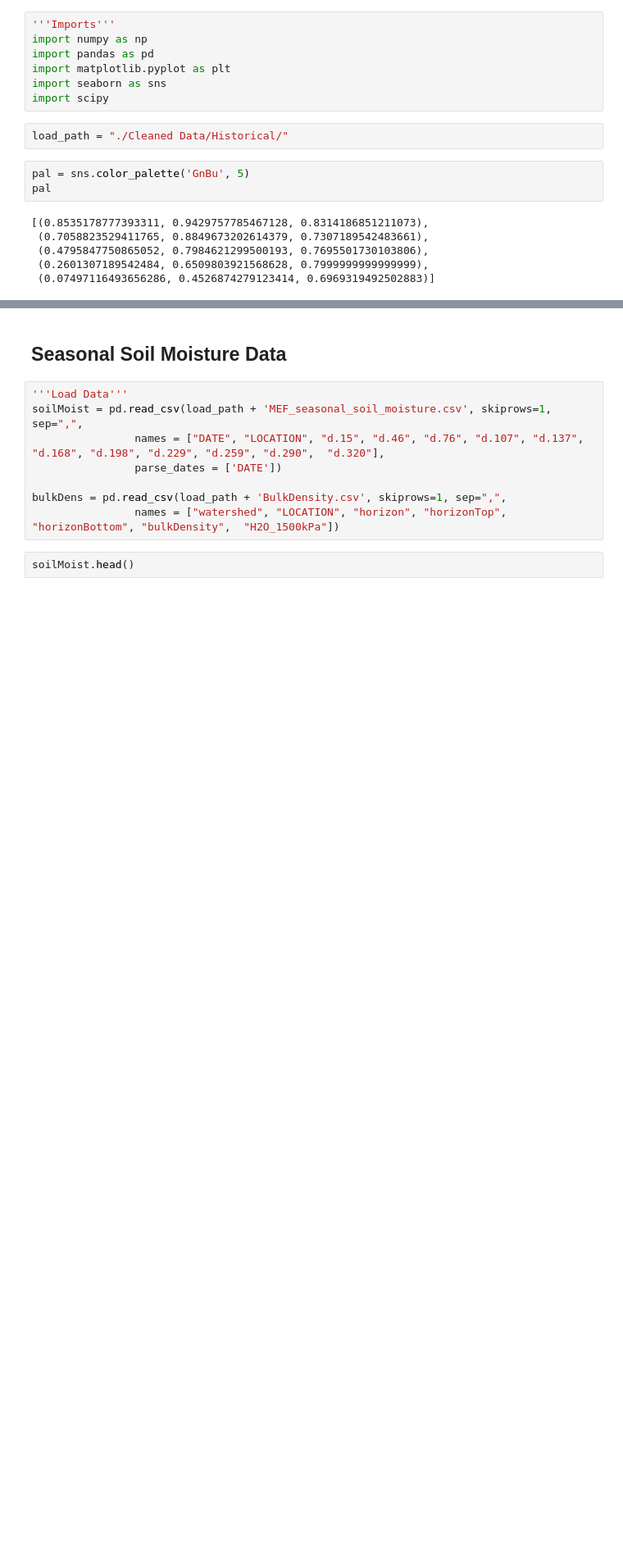
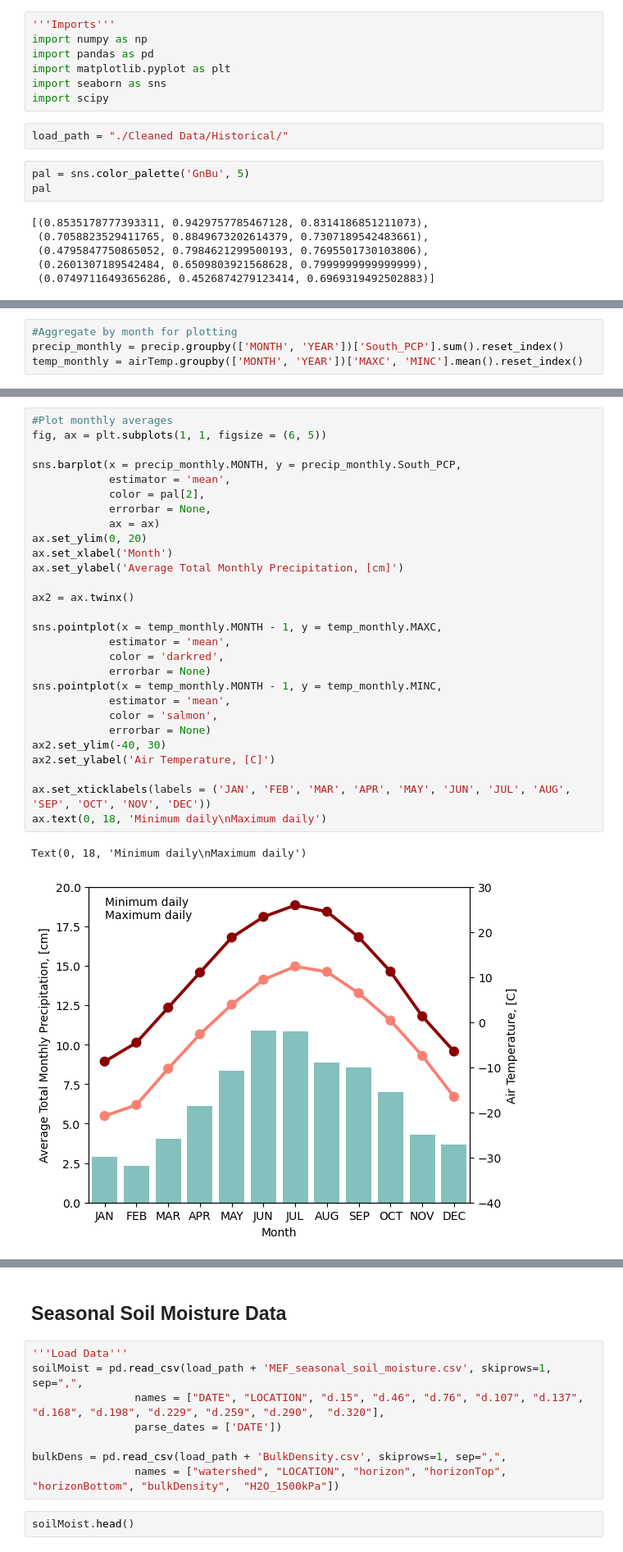
Before and after one commit to mwdjones/mef-snowhydro, a Jupyter notebook: Data and Codes/02_historicalsoilmoistanalysis.ipynb, the cells around one changed output, grey strips where cells are left out. Shown at 82% size. Saved outputs shown, nothing was run; the diff lists cells and outputs as text; blank space fills up the shorter version.

```diff
--- a/Data and Codes/02_historicalsoilmoistanalysis.ipynb
+++ b/Data and Codes/02_historicalsoilmoistanalysis.ipynb
@@ -18,0 +60,4 @@ pal
+# %%
+#Aggregate by month for plotting
+precip_monthly = precip.groupby(['MONTH', 'YEAR'])['South_PCP'].sum().reset_index()
+temp_monthly = airTemp.groupby(['MONTH', 'YEAR'])['MAXC', 'MINC'].mean().reset_index()
@@ -18,0 +76,31 @@ pal
+# %%
+#Plot monthly averages
+fig, ax = plt.subplots(1, 1, figsize = (6, 5))
+
+sns.barplot(x = precip_monthly.MONTH, y = precip_monthly.South_PCP,
+            estimator = 'mean',
+            color = pal[2],
+            errorbar = None,
+            ax = ax)
+ax.set_ylim(0, 20)
+ax.set_xlabel('Month')
+ax.set_ylabel('Average Total Monthly Precipitation, [cm]')
+
+ax2 = ax.twinx()
+
+sns.pointplot(x = temp_monthly.MONTH - 1, y = temp_monthly.MAXC,
+            estimator = 'mean',
+            color = 'darkred',
+            errorbar = None)
+sns.pointplot(x = temp_monthly.MONTH - 1, y = temp_monthly.MINC,
+            estimator = 'mean',
+            color = 'salmon',
+            errorbar = None)
+ax2.set_ylim(-40, 30)
+ax2.set_ylabel('Air Temperature, [C]')
+
+ax.set_xticklabels(labels = ('JAN', 'FEB', 'MAR', 'APR', 'MAY', 'JUN', 'JUL', 'AUG', 'SEP', 'OCT', 'NOV', 'DEC'))
+ax.text(0, 18, 'Minimum daily\nMaximum daily')
+# %% [output]
+Text(0, 18, 'Minimum daily\nMaximum daily')
+[figure, added]
```
Also changed, not shown: parts of 40 cells of this notebook, 17 other files.
